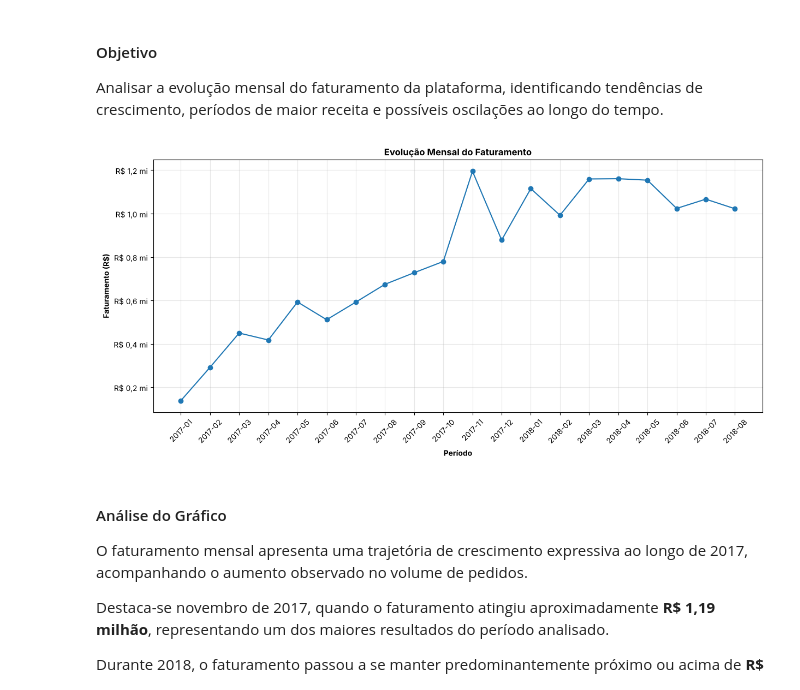
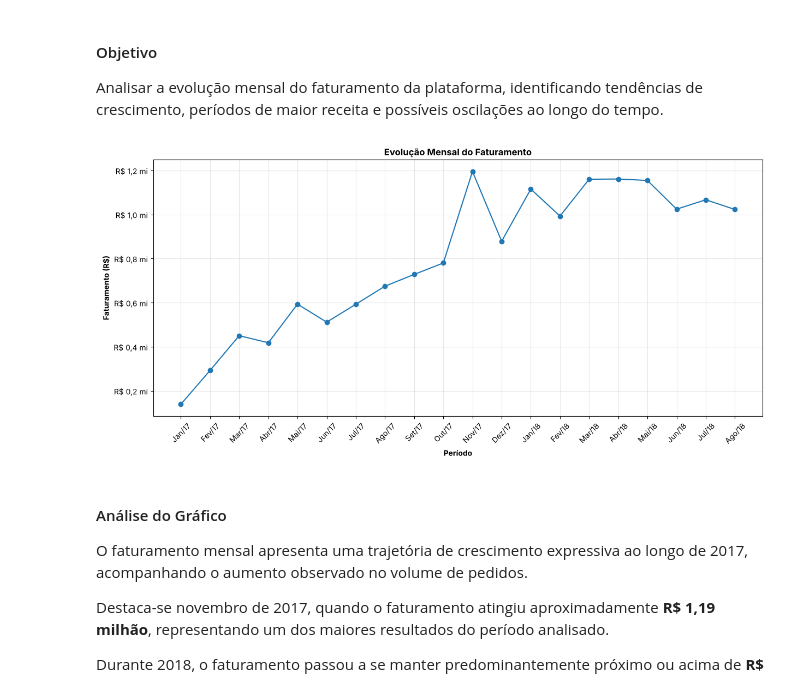
Before and after one commit to leandroanalytics/ecommerce-sales-analytics, a Jupyter notebook: notebooks/01_etl.ipynb, the cells around one changed output. Cells and saved outputs as stored; diff of their text form; code cells hidden in the pictures.

```diff
--- a/notebooks/01_etl.ipynb
+++ b/notebooks/01_etl.ipynb
@@ -1536,36 +1536,38 @@ plt.title(
 plt.xlabel(
     "Período",
     fontweight="bold"
 )
 
 plt.ylabel(
     "Faturamento (R$)",
     fontweight="bold"
 )
 
-# Formatação
-plt.xticks(rotation=45)
+# Formatação: meses no padrão Jan/17
+meses_pt = ["Jan", "Fev", "Mar", "Abr", "Mai", "Jun", "Jul", "Ago", "Set", "Out", "Nov", "Dez"]
+rotulos_meses = [f"{meses_pt[p.month - 1]}/{p.strftime('%y')}" for p in vendas_mensais_analise["ano_mes"]]
+plt.xticks(vendas_mensais_analise["ano_mes_texto"], rotulos_meses, rotation=45)
 plt.grid(alpha=0.3)
 plt.tight_layout()
 
 # Eixo Y em milhões de reais (evita a notação científica 1e6)
 from matplotlib.ticker import FuncFormatter
 
 plt.gca().yaxis.set_major_formatter(
     FuncFormatter(lambda valor, _: f"R$ {valor / 1e6:.1f} mi".replace(".", ","))
 )
 
 # Salvar imagem para o README
 plt.savefig(
     "../imagens/faturamento_mensal.png",
     dpi=300,
     bbox_inches="tight"
 )
 
 # Exibir gráfico
 plt.show()
 # %% [output]
-[figure, old version]
+[figure, new version]
 # %% [markdown]
 #### Análise do Gráfico
 
```
Also changed, not shown: parts of 3 cells of this notebook, 11 other files.
